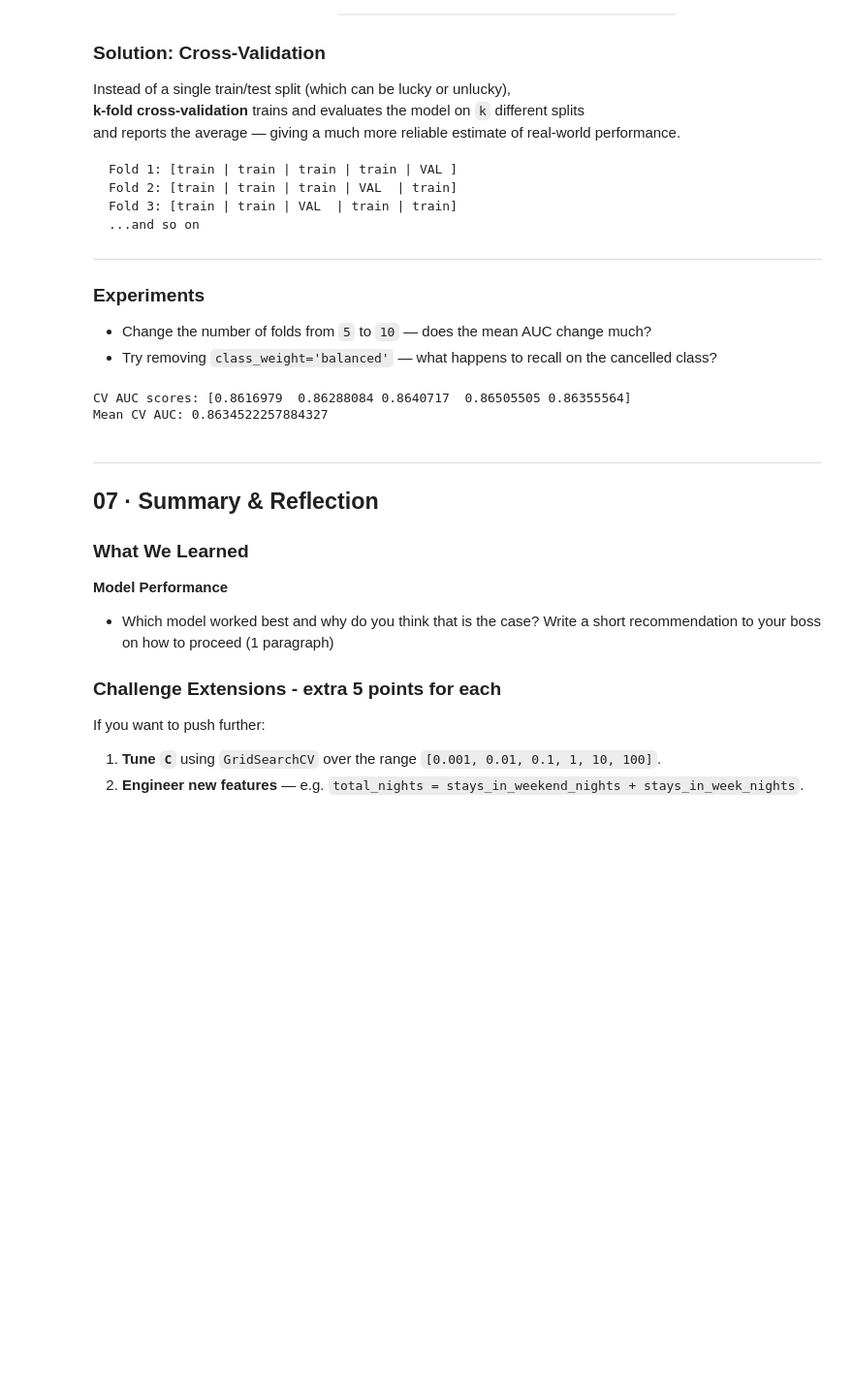
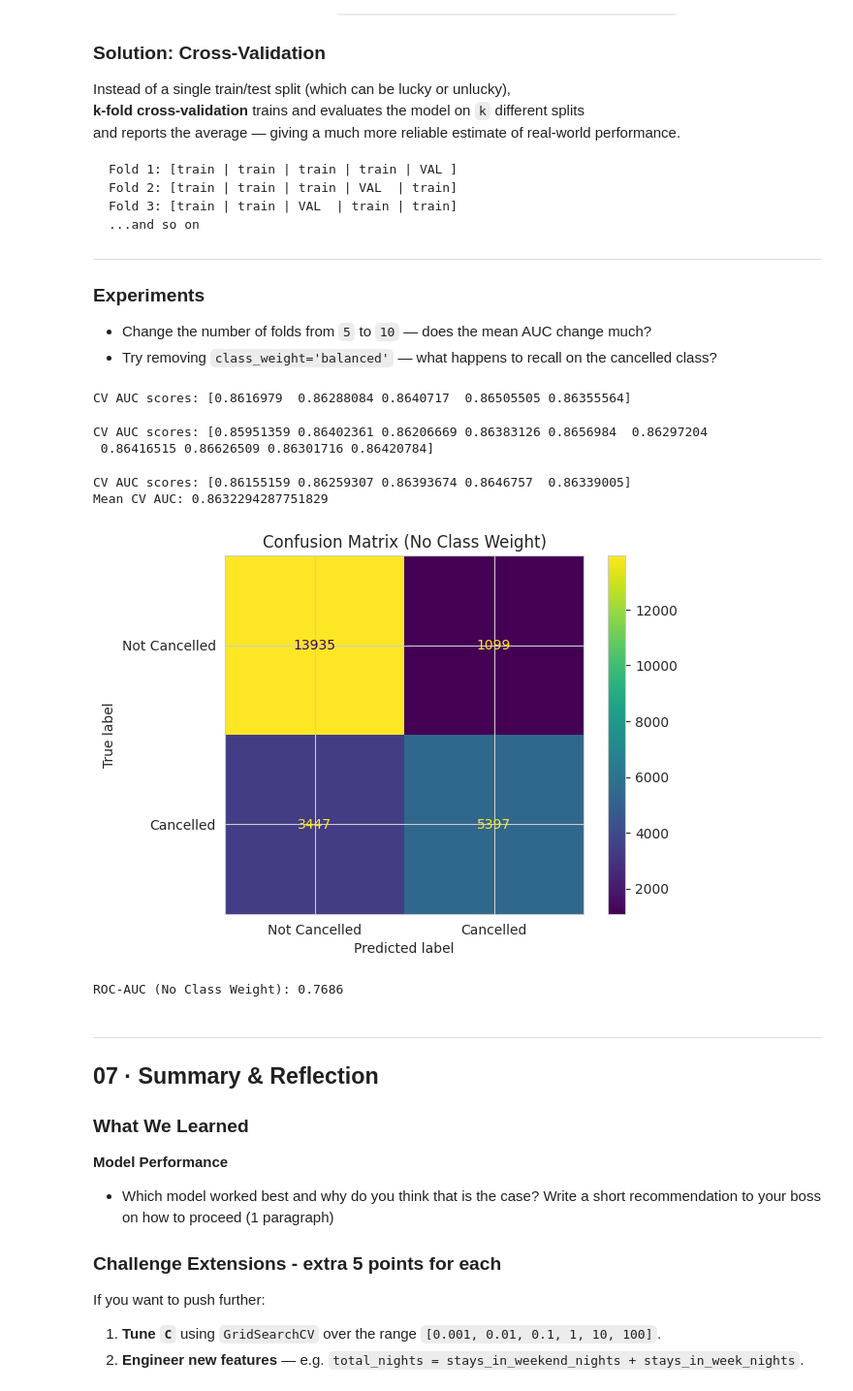
Before and after one commit to natalie-s11/Logistic_Regression, a Jupyter notebook: hotel_cancellation_lab.ipynb, the cells around one changed output. Shown at 97% size. Cells and saved outputs as stored; diff of their text form; code cells hidden in the pictures; blank space fills up the shorter version.

Commit message:
Pipeline 3 with CV folds and class_weight = balanced

```diff
--- a/hotel_cancellation_lab.ipynb
+++ b/hotel_cancellation_lab.ipynb
@@ -390,14 +390,14 @@ Fold 3: [train | train | VAL  | train | train]
 - Try removing `class_weight='balanced'` — what happens to recall on the cancelled class?
 # %%
 # weight balanced and cv = 5
+# put penalty as elasticnet otherwise scikit-learn 1.8+ errors so it said to leave penalty set to its default and then use l1_ratio=1
 pipeline3 = Pipeline(steps=[
     ('prep', X_raw),
-    ('model', LogisticRegression(solver = 'saga', penalty = 'l1', C=1.0, class_weight = 'balanced', max_iter = 2000, random_state=42))
+    ('model', LogisticRegression(solver = 'saga', l1_ratio=1.0, class_weight = 'balanced', max_iter = 2000, random_state=42))
 ])
 
 cv_scores = cross_val_score(pipeline3, X_train, y_train, cv=5, scoring='roc_auc')
 print("CV AUC scores:", cv_scores)
-print("Mean CV AUC:", cv_scores.mean())
 
 # Fit data into pipeline
 pipeline3.fit(X_train, y_train)
@@ -406,40 +406,87 @@ pipeline3.fit(X_train, y_train)
 y_pred_3 = pipeline3.predict(X_test)
 # %% [output]
 CV AUC scores: [0.8616979  0.86288084 0.8640717  0.86505505 0.86355564]
-Mean CV AUC: 0.8634522257884327
 # %%
 # weight balanced and cv = 10
 pipeline3 = Pipeline(steps=[
     ('prep', X_raw),
-    ('model', LogisticRegression(solver = 'saga', penalty = 'l1', C=1.0, class_weight = 'balanced', max_iter = 2000, random_state=42))
+    ('model', LogisticRegression(solver = 'saga', l1_ratio=1.0, class_weight = 'balanced', max_iter = 2000, random_state=42))
 ])
 
 cv_scores = cross_val_score(pipeline3, X_train, y_train, cv=10, scoring='roc_auc')
 print("CV AUC scores:", cv_scores)
-print("Mean CV AUC:", cv_scores.mean())
 
 # Fit data into pipeline
 pipeline3.fit(X_train, y_train)
 
 # predict
 y_pred_3 = pipeline3.predict(X_test)
+# %% [output]
+CV AUC scores: [0.85951359 0.86402361 0.86206669 0.86383126 0.8656984  0.86297204
+ 0.86416515 0.86626509 0.86301716 0.86420784]
 # %%
 # remove class_weight = 'balanced'
 # cv = 5
 pipeline3 = Pipeline(steps=[
     ('prep', X_raw),
-    ('model', LogisticRegression(solver = 'saga', penalty = 'l1', C=1.0, max_iter = 2000, random_state=42))
+    ('model', LogisticRegression(solver = 'saga', l1_ratio=1.0, max_iter = 2000, random_state=42))
 ])
 
 cv_scores = cross_val_score(pipeline3, X_train, y_train, cv=5, scoring='roc_auc')
 print("CV AUC scores:", cv_scores)
-print("Mean CV AUC:", cv_scores.mean())
 
 # Fit data into pipeline
 pipeline3.fit(X_train, y_train)
 
 # predict
 y_pred_3 = pipeline3.predict(X_test)
+# %% [output]
+CV AUC scores: [0.86155159 0.86259307 0.86393674 0.8646757  0.86339005]
+Mean CV AUC: 0.8632294287751829
+# %%
+# remove class_weight = 'balanced'
+# cv = 10
+pipeline3 = Pipeline(steps=[
+    ('prep', X_raw),
+    ('model', LogisticRegression(solver = 'saga', l1_ratio=1.0, max_iter = 2000, random_state=42))
+])
+
+cv_scores = cross_val_score(pipeline3, X_train, y_train, cv=10, scoring='roc_auc')
+print("CV AUC scores:", cv_scores)
+
+# Fit data into pipeline
+pipeline3.fit(X_train, y_train)
+
+# predict
+y_pred_3 = pipeline3.predict(X_test)
+# %%
+# remove class_weight = 'balanced'
+# no cv
+pipeline3 = Pipeline(steps=[
+    ('prep', X_raw),
+    ('model', LogisticRegression(solver = 'saga', l1_ratio=1.0, max_iter = 2000, random_state=42))
+])
+
+
+# Fit data into pipeline
+pipeline3.fit(X_train, y_train)
+
+# predict
+y_pred_3 = pipeline3.predict(X_test)
+
+# confusion matrix
+conf_matrix = confusion_matrix(y_test, y_pred_3)
+disp = ConfusionMatrixDisplay(confusion_matrix=conf_matrix, display_labels=['Not Cancelled', 'Cancelled'])
+disp.plot()
+plt.title('Confusion Matrix (No Class Weight)')
+plt.show()
+
+# ROC-AUC
+auc_score = roc_auc_score(y_test, y_pred_3)
+print(f"ROC-AUC (No Class Weight): {auc_score:.4f}")
+# %% [output]
+[figure, added]
+ROC-AUC (No Class Weight): 0.7686
 # %% [markdown]
 ---
 ## 07 · Summary & Reflection
```
Also changed, not shown: parts of 1 cell of this notebook.
